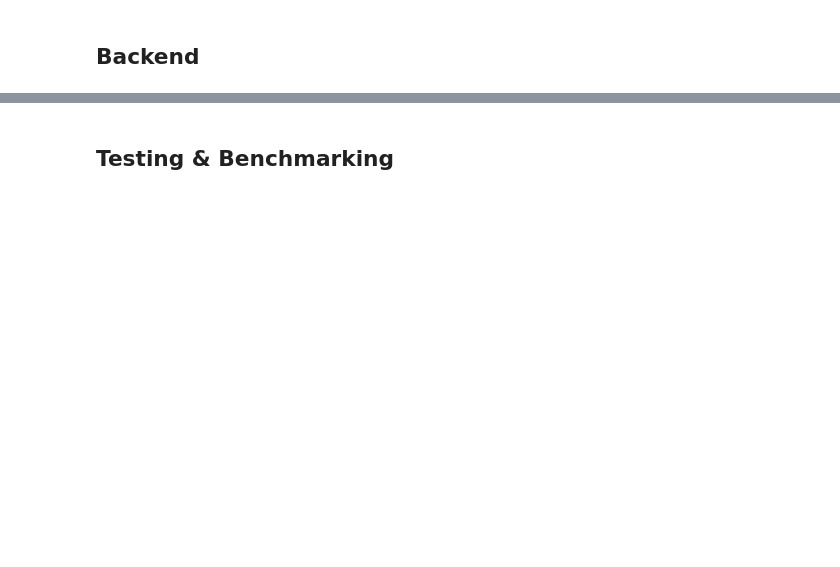
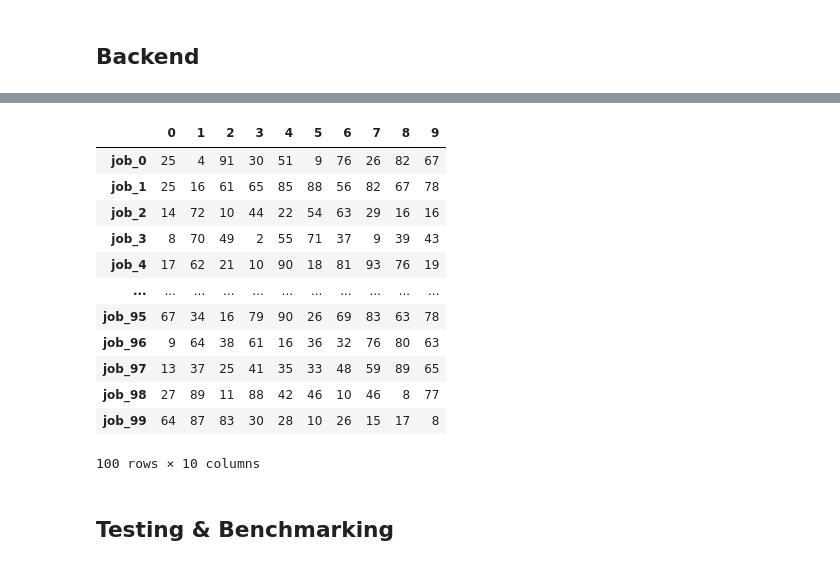
Before and after one commit to Carlitos5336/ai-tutorials, a Jupyter notebook: AI Planning/Job Scheduling/Job Scheduling.ipynb, the cells around one changed output, grey strips where cells are left out. Drawn from its saved outputs; the diff is of its cells as text; code cells hidden in the pictures; blank space fills up the shorter version.

```diff
--- a/AI Planning/Job Scheduling/Job Scheduling.ipynb
+++ b/AI Planning/Job Scheduling/Job Scheduling.ipynb
@@ -564,3 +580,19 @@ print(JobSchedulingProblem.compute_metrics(SPTSolver.solve(problem)))
+# %%
+job_times
+# %% [output]
+|  | 0 | 1 | 2 | 3 | 4 | 5 | 6 | 7 | 8 | 9 |
+| job_0 | 25 | 4 | 91 | 30 | 51 | 9 | 76 | 26 | 82 | 67 |
+| job_1 | 25 | 16 | 61 | 65 | 85 | 88 | 56 | 82 | 67 | 78 |
+| job_2 | 14 | 72 | 10 | 44 | 22 | 54 | 63 | 29 | 16 | 16 |
+| job_3 | 8 | 70 | 49 | 2 | 55 | 71 | 37 | 9 | 39 | 43 |
+| job_4 | 17 | 62 | 21 | 10 | 90 | 18 | 81 | 93 | 76 | 19 |
+| ... | ... | ... | ... | ... | ... | ... | ... | ... | ... | ... |
+| job_95 | 67 | 34 | 16 | 79 | 90 | 26 | 69 | 83 | 63 | 78 |
+| job_96 | 9 | 64 | 38 | 61 | 16 | 36 | 32 | 76 | 80 | 63 |
+| job_97 | 13 | 37 | 25 | 41 | 35 | 33 | 48 | 59 | 89 | 65 |
+| job_98 | 27 | 89 | 11 | 88 | 42 | 46 | 10 | 46 | 8 | 77 |
+| job_99 | 64 | 87 | 83 | 30 | 28 | 10 | 26 | 15 | 17 | 8 |
+100 rows × 10 columns
 # %% [markdown]
 ## Testing & Benchmarking
 # %%
```
Also changed, not shown: parts of 4 cells of this notebook, 4 other files.
